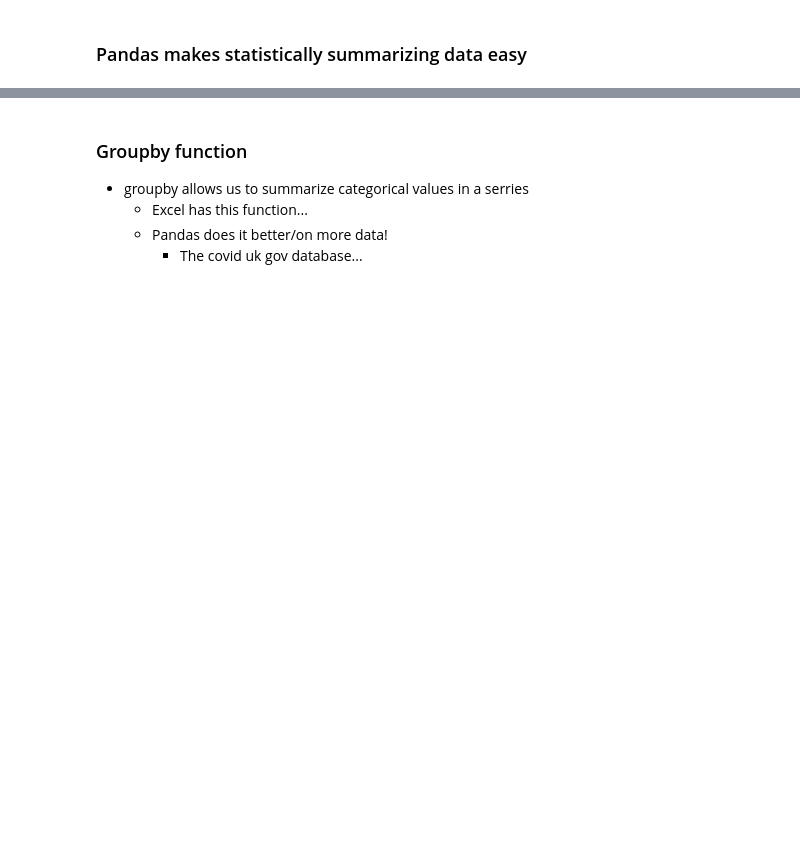
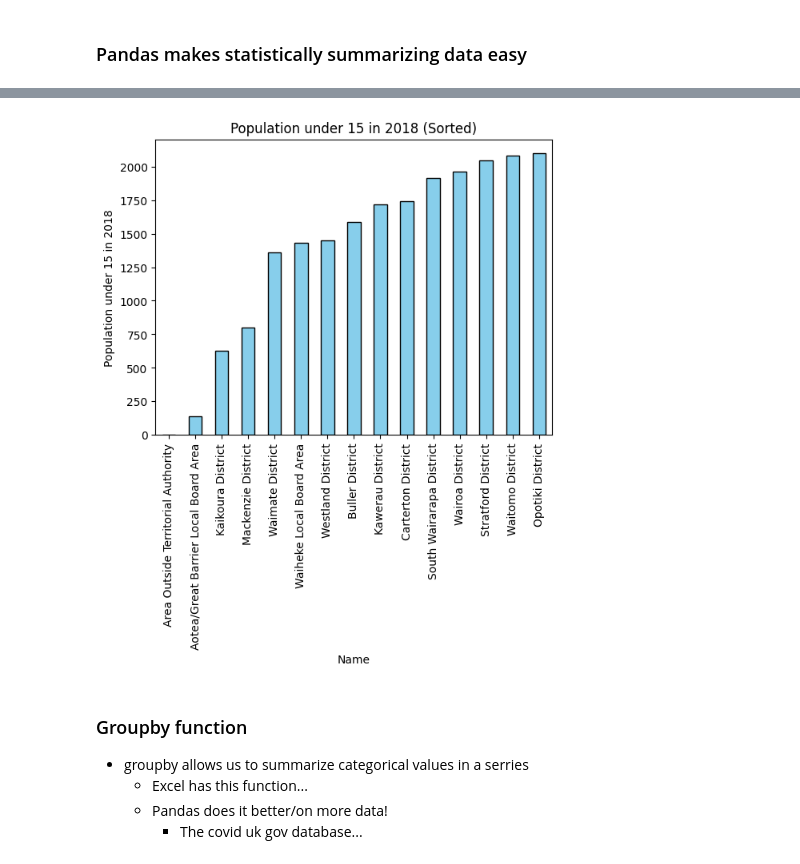
Before and after one commit to dataandcrowd/GISCI343, a Jupyter notebook: docs/Lecture2/lecture 3 - advanced data.ipynb, the cells around one changed output, grey strips where cells are left out. Saved outputs shown, nothing was run; the diff lists cells and outputs as text; code cells hidden in the pictures; blank space fills up the shorter version.

```diff
--- a/docs/Lecture2/lecture 3 - advanced data.ipynb
+++ b/docs/Lecture2/lecture 3 - advanced data.ipynb
@@ -309,3 +237,5 @@ print(df.head(20))
 # We can also simply ask pandas for stats
 # https://pandas.pydata.org/docs/getting_started/intro_tutorials/06_calculate_statistics.html
 df.describe()
+df[["pop18_u15"]].describe()
+df.set_index('Name', inplace=True)
@@ -449,0 +250,3 @@ titanic["Age"].value_counts(sort=True).tail(20)
+# %%
+# Select the 'Name' and 'pop18_u15' columns
+df_selected = df[['Name', 'pop18_u15']]
@@ -450,3 +255,27 @@ titanic["Age"].value_counts(sort=True).tail(20)
+# %%
+# Sort the DataFrame by the 'pop18_u15' column
+df_sorted = df_selected.sort_values(by='pop18_u15')
+
+# Set the 'Name' column as the index but keep it as a column
+df_sorted.set_index('Name', drop=False, inplace=True)
+
+# Plot the sorted DataFrame
+df_sorted['pop18_u15'].plot(kind='bar')
+plt.xlabel("Name")
+plt.ylabel("Population under 15 in 2018")
+plt.title("Population under 15 in 2018 (Sorted)")
+plt.show()
+# %%
+df_sorted_new = df_sorted.head(15)
+
+# Plot the sorted DataFrame
+df_sorted_new['pop18_u15'].plot(kind='bar', color='skyblue', edgecolor='black')
+plt.xlabel("Name")
+plt.ylabel("Population under 15 in 2018")
+plt.title("Population under 15 in 2018 (Sorted)")
+plt.show()
+# %% [output]
+[figure, added]
 # %% [markdown]
 ### Groupby function
 - groupby allows us to summarize categorical values in a serries
```
Also changed, not shown: parts of 59 cells of this notebook, 3 other files.
